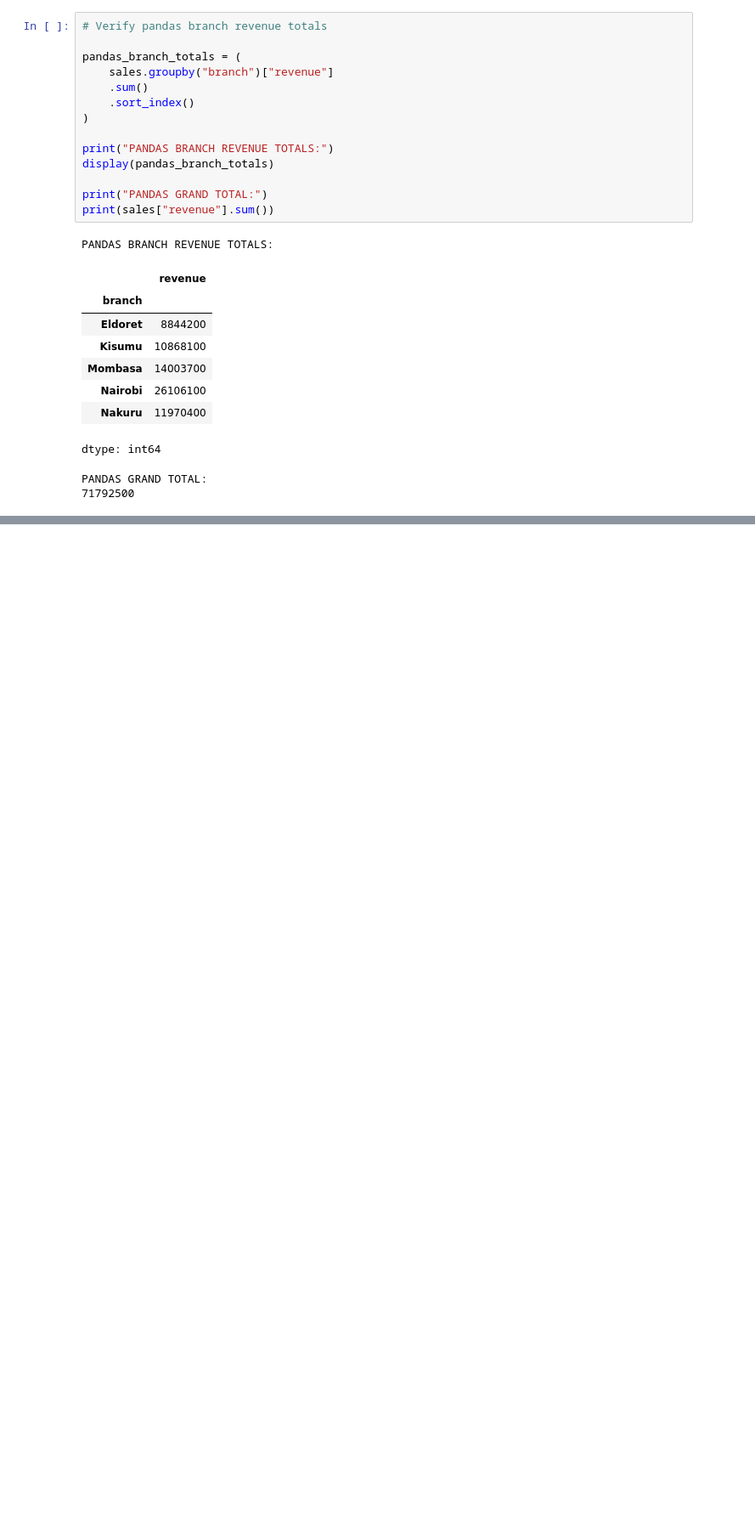
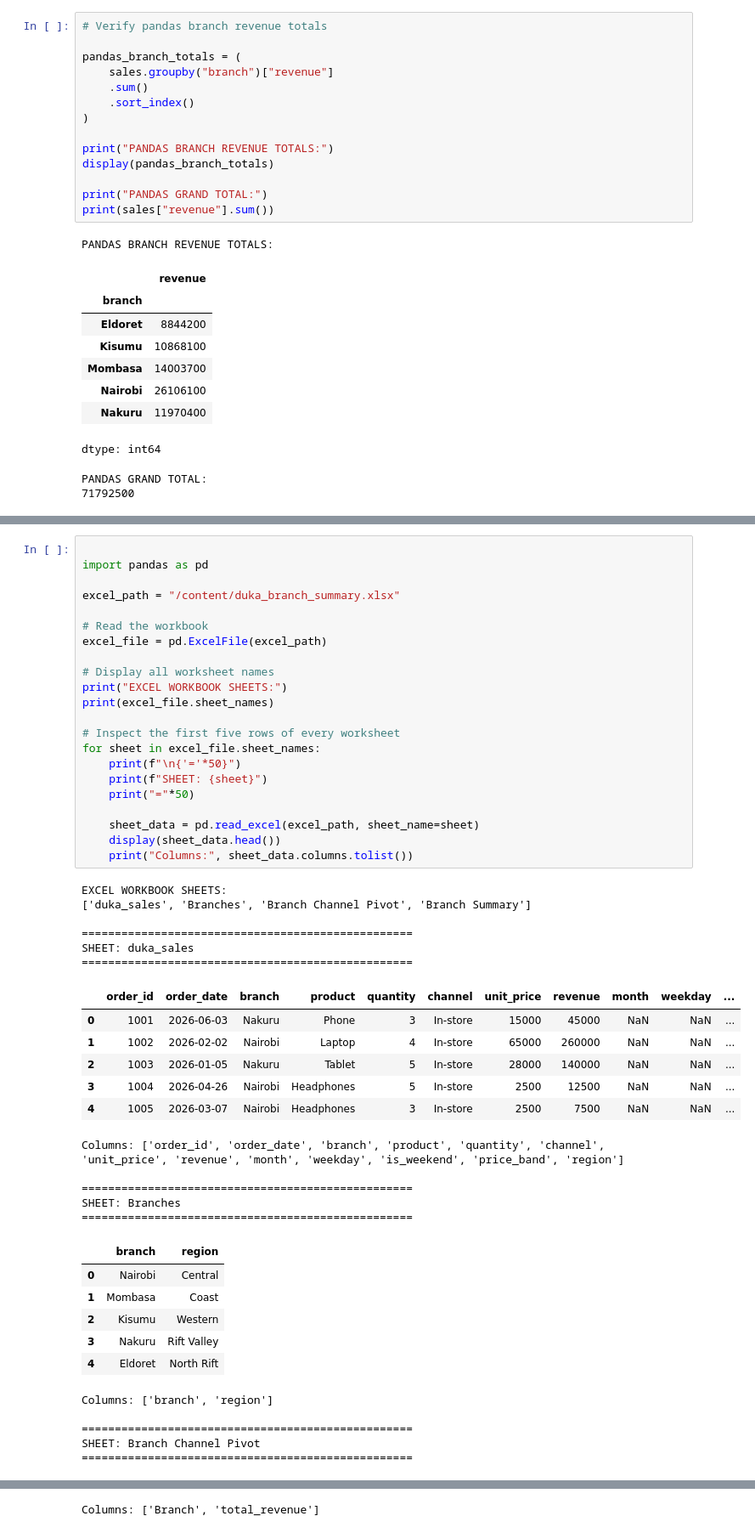
Before and after one commit to gisoresteve-collab/plp-da-a3-duka-sales-and-agent-cleanup, a Jupyter notebook: duka_sales_exploration.ipynb, the cells around one changed output, grey strips where cells are left out. Shown at 85% size. Saved outputs shown, nothing was run; the diff lists cells and outputs as text; blank space fills up the shorter version.

```diff
--- a/duka_sales_exploration.ipynb
+++ b/duka_sales_exploration.ipynb
@@ -526,0 +555,51 @@ files.download("premium_online_coast_capital.csv")
+# %%
+
+import pandas as pd
+
+excel_path = "/content/duka_branch_summary.xlsx"
+
+# Read the workbook
+excel_file = pd.ExcelFile(excel_path)
+
+# Display all worksheet names
+print("EXCEL WORKBOOK SHEETS:")
+print(excel_file.sheet_names)
+
+# Inspect the first five rows of every worksheet
+for sheet in excel_file.sheet_names:
+    print(f"\n{'='*50}")
+    print(f"SHEET: {sheet}")
+    print("="*50)
+
+    sheet_data = pd.read_excel(excel_path, sheet_name=sheet)
+    display(sheet_data.head())
+    print("Columns:", sheet_data.columns.tolist())
+# %% [output]
+EXCEL WORKBOOK SHEETS:
+['duka_sales', 'Branches', 'Branch Channel Pivot', 'Branch Summary']
+
+==================================================
+SHEET: duka_sales
+==================================================
+|  | order_id | order_date | branch | product | quantity | channel | unit_price | revenue | month | weekday | ... |
+| 0 | 1001 | 2026-06-03 | Nakuru | Phone | 3 | In-store | 15000 | 45000 | NaN | NaN | ... |
+| 1 | 1002 | 2026-02-02 | Nairobi | Laptop | 4 | In-store | 65000 | 260000 | NaN | NaN | ... |
+| 2 | 1003 | 2026-01-05 | Nakuru | Tablet | 5 | In-store | 28000 | 140000 | NaN | NaN | ... |
+| 3 | 1004 | 2026-04-26 | Nairobi | Headphones | 5 | In-store | 2500 | 12500 | NaN | NaN | ... |
+| 4 | 1005 | 2026-03-07 | Nairobi | Headphones | 3 | In-store | 2500 | 7500 | NaN | NaN | ... |
+Columns: ['order_id', 'order_date', 'branch', 'product', 'quantity', 'channel', 'unit_price', 'revenue', 'month', 'weekday', 'is_weekend', 'price_band', 'region']
+
+==================================================
+SHEET: Branches
+==================================================
+|  | branch | region |
+| 0 | Nairobi | Central |
+| 1 | Mombasa | Coast |
+| 2 | Kisumu | Western |
+| 3 | Nakuru | Rift Valley |
+| 4 | Eldoret | North Rift |
+Columns: ['branch', 'region']
+
+==================================================
+SHEET: Branch Channel Pivot
+==================================================
@@ -526,0 +623 @@ files.download("premium_online_coast_capital.csv")
+Columns: ['Branch', 'total_revenue']
```
Also changed, not shown: parts of 5 cells of this notebook, 1 other file.
